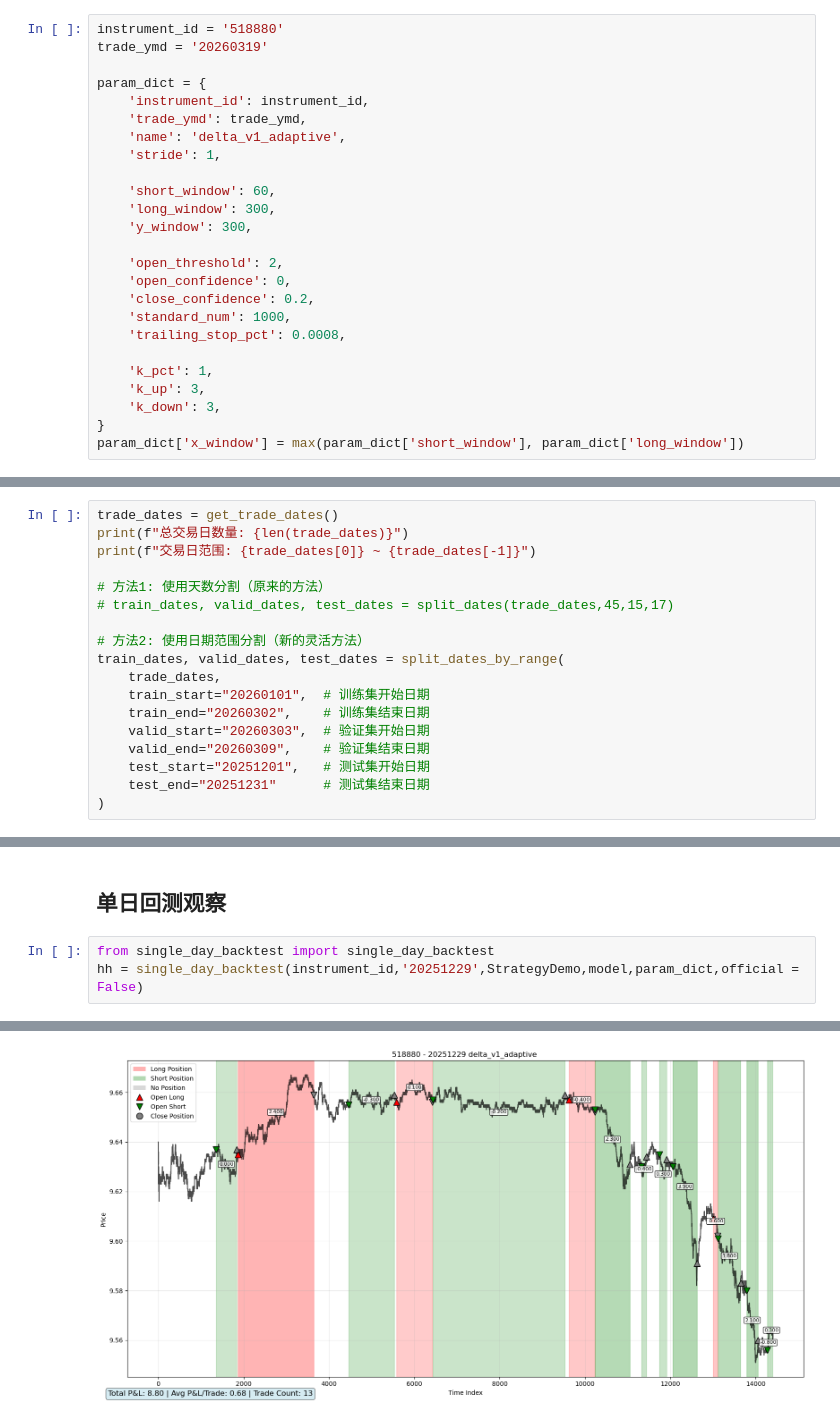
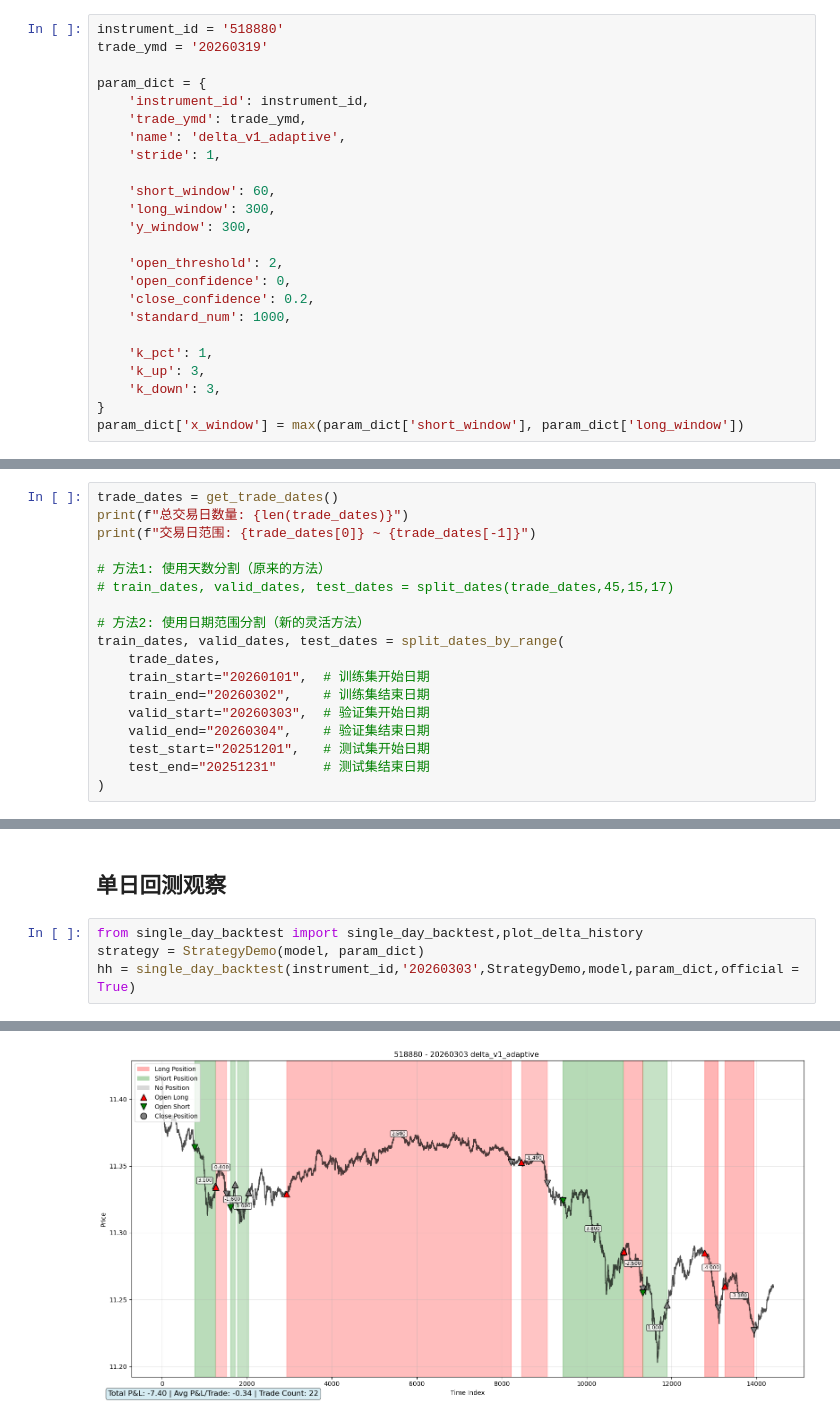
Before and after one commit to artinsophia/Quant-Intern-2026, a Jupyter notebook: delta/demo.ipynb, the cells around one changed output, grey strips where cells are left out. Drawn from its saved outputs; the diff is of its cells as text.

```diff
--- a/delta/demo.ipynb
+++ b/delta/demo.ipynb
@@ -42,7 +39,6 @@ param_dict = {
     'open_confidence': 0,
     'close_confidence': 0.2,
     'standard_num': 1000,
-    'trailing_stop_pct': 0.0008,
 
     'k_pct': 1,
     'k_up': 3,
@@ -65,7 +61,7 @@ train_dates, valid_dates, test_dates = split_dates_by_range(
     train_start="20260101",  # 训练集开始日期
     train_end="20260302",    # 训练集结束日期
     valid_start="20260303",  # 验证集开始日期
-    valid_end="20260309",    # 验证集结束日期
+    valid_end="20260304",    # 验证集结束日期
     test_start="20251201",   # 测试集开始日期
     test_end="20251231"      # 测试集结束日期
 )
@@ -303,6 +275,7 @@ deleted = delete_backtest_results_by_instrument_date("518880", "20260408", dry_r
 # %% [markdown]
 ## 单日回测观察
 # %%
-from single_day_backtest import single_day_backtest
-hh = single_day_backtest(instrument_id,'20251229',StrategyDemo,model,param_dict,official = False)
+from single_day_backtest import single_day_backtest,plot_delta_history
+strategy = StrategyDemo(model, param_dict)
+hh = single_day_backtest(instrument_id,'20260303',StrategyDemo,model,param_dict,official = True)
 # %% [output]
@@ -309 +283 @@ hh = single_day_backtest(instrument_id,'20251229',StrategyDemo,model,param_dict,
-[figure, old version]
+[figure, new version]
```
Also changed, not shown: parts of 11 cells of this notebook, 37 other files.
